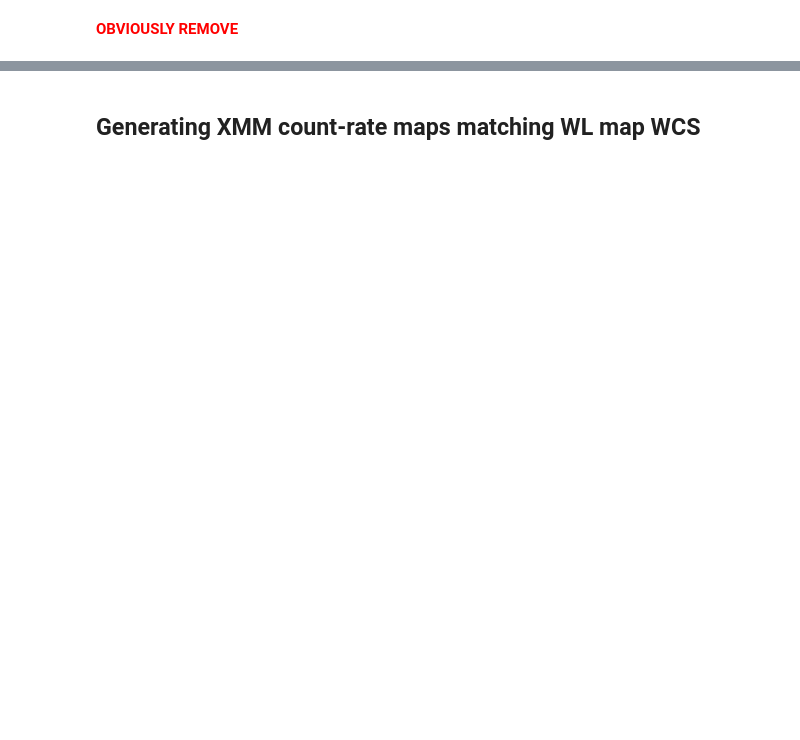
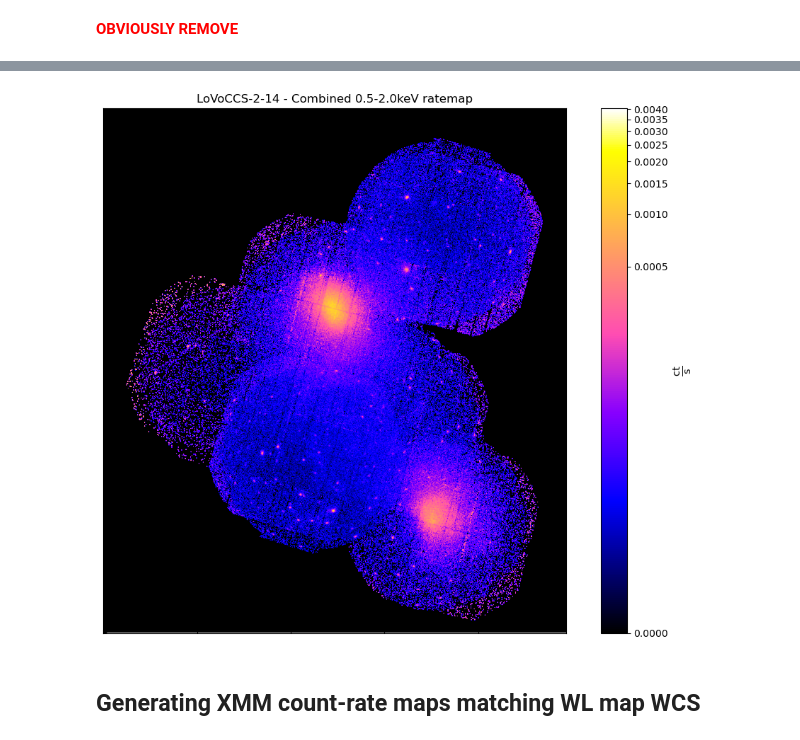
Before and after one commit to LoVoCCS/X-LoVoCCS-Analyses, a Jupyter notebook: notebooks/property_maps/xray_weaklensing_correlation.ipynb, the cells around one changed output, grey strips where cells are left out. Saved outputs shown, nothing was run; the diff lists cells and outputs as text; code cells hidden in the pictures; blank space fills up the shorter version.

```diff
--- a/notebooks/property_maps/xray_weaklensing_correlation.ipynb
+++ b/notebooks/property_maps/xray_weaklensing_correlation.ipynb
@@ -263,4 +281,8 @@ Sources with ≥1 detection - 2 [100%]
 -----------------------------------------------------
+# %%
+srcs[2].get_combined_ratemaps().view()
+# %% [output]
+[figure, added]
 # %% [markdown]
 ## Generating XMM count-rate maps matching WL map WCS
 # %%
```
Also changed, not shown: parts of 46 cells of this notebook.
